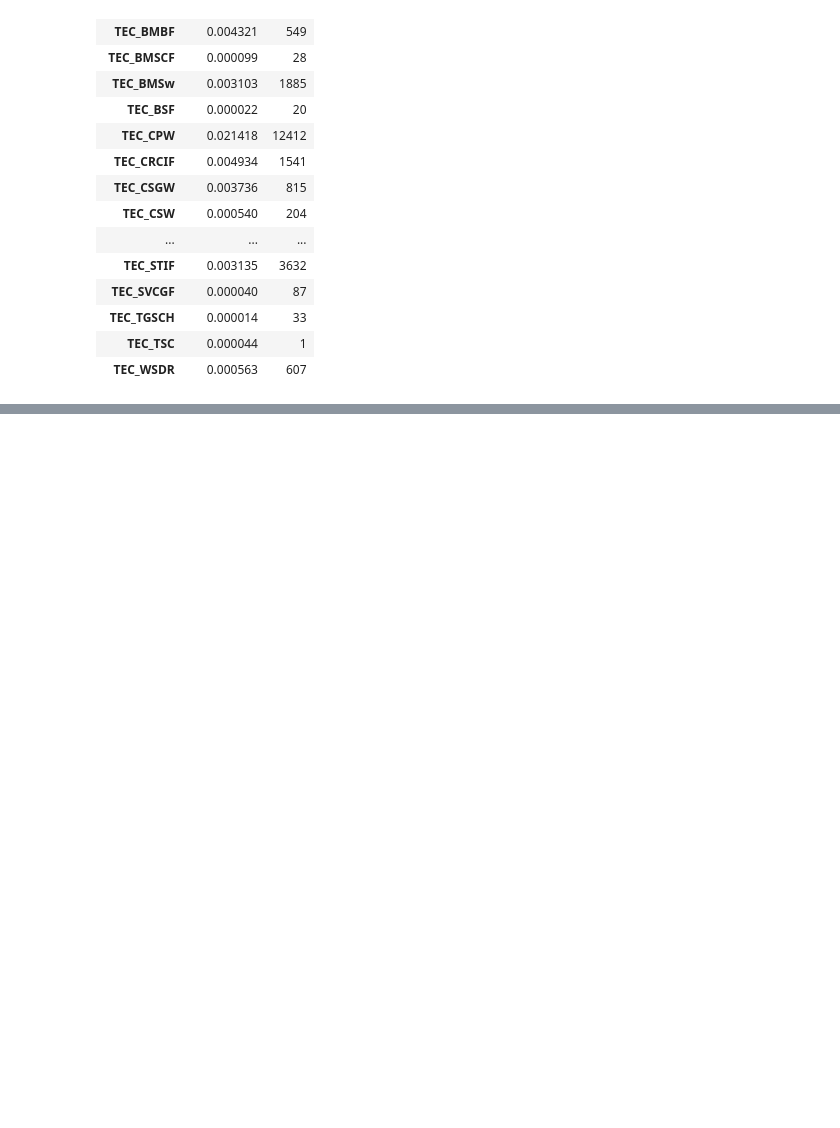
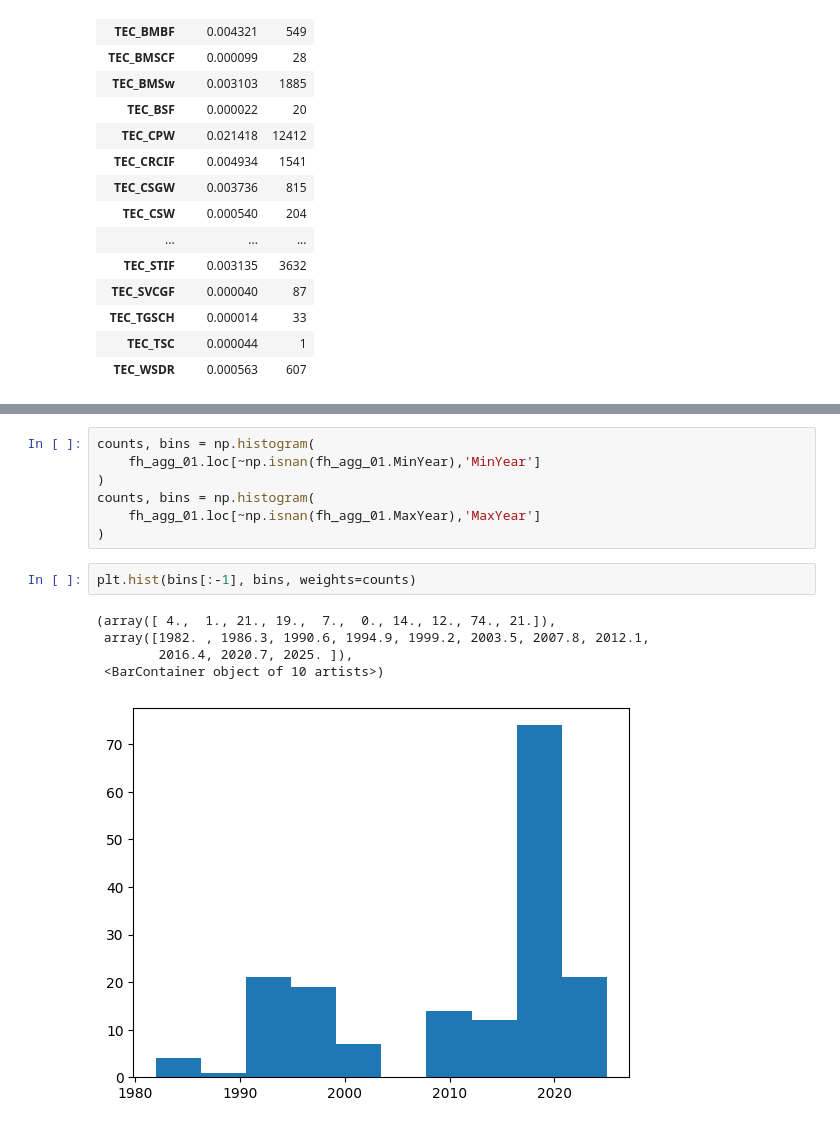
Before and after one commit to Ecosystem-Indicators-Workflows/Fire-history-NSW-workflow, a Jupyter notebook: NSW-Fire-banksias.ipynb, the cells around one changed output, grey strips where cells are left out. Cells and saved outputs as stored; diff of their text form; blank space fills up the shorter version.

```diff
--- a/NSW-Fire-banksias.ipynb
+++ b/NSW-Fire-banksias.ipynb
@@ -253 +290,16 @@ fh_ESBS.head()
+# %%
+counts, bins = np.histogram(
+    fh_agg_01.loc[~np.isnan(fh_agg_01.MinYear),'MinYear']
+)
+counts, bins = np.histogram(
+    fh_agg_01.loc[~np.isnan(fh_agg_01.MaxYear),'MaxYear']
+)
+# %%
+plt.hist(bins[:-1], bins, weights=counts)
+# %% [output]
+(array([ 4.,  1., 21., 19.,  7.,  0., 14., 12., 74., 21.]),
+ array([1982. , 1986.3, 1990.6, 1994.9, 1999.2, 2003.5, 2007.8, 2012.1,
+        2016.4, 2020.7, 2025. ]),
+ <BarContainer object of 10 artists>)
+[figure, added]
 # %%
```
Also changed, not shown: parts of 15 cells of this notebook.
